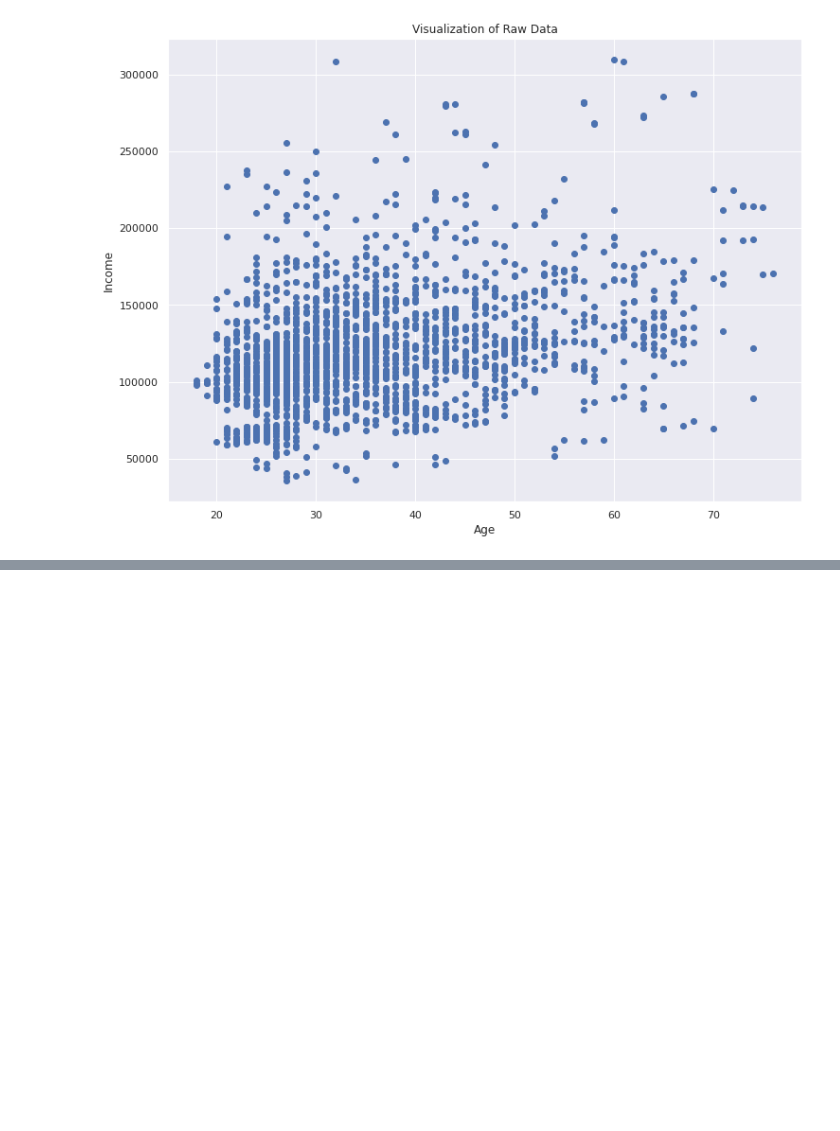
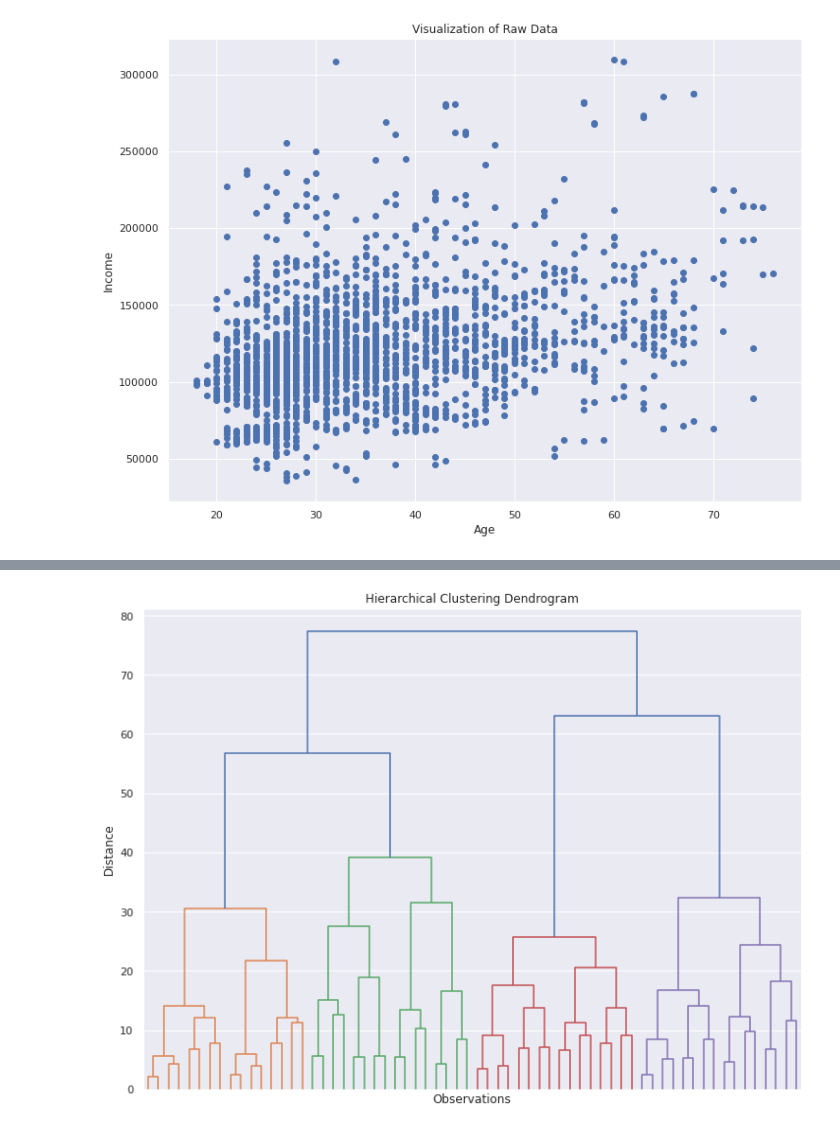
Before and after one commit to BenLiu983/Retail_Customer_Segmentation_Sales_Prediction, a Jupyter notebook: EDA.ipynb, the cells around one changed output, grey strips where cells are left out. Drawn from its saved outputs; the diff is of its cells as text; code cells hidden in the pictures; blank space fills up the shorter version.

```diff
--- a/EDA.ipynb
+++ b/EDA.ipynb
@@ -56,0 +97,13 @@ Text(0.5, 1.0, 'Visualization of Raw Data')
+# %%
+plt.figure(figsize = (12, 9))
+plt.title('Hierarchical Clustering Dendrogram')
+plt.xlabel('Observations')
+plt.ylabel('Distance')
+dendrogram(hier_clust,
+           truncate_mode = 'level',
+           p = 5,
+           show_leaf_counts = False,
+           no_labels = True)
+plt.show()
+# %% [output]
+[figure, added]
```
Also changed, not shown: parts of 7 cells of this notebook.
